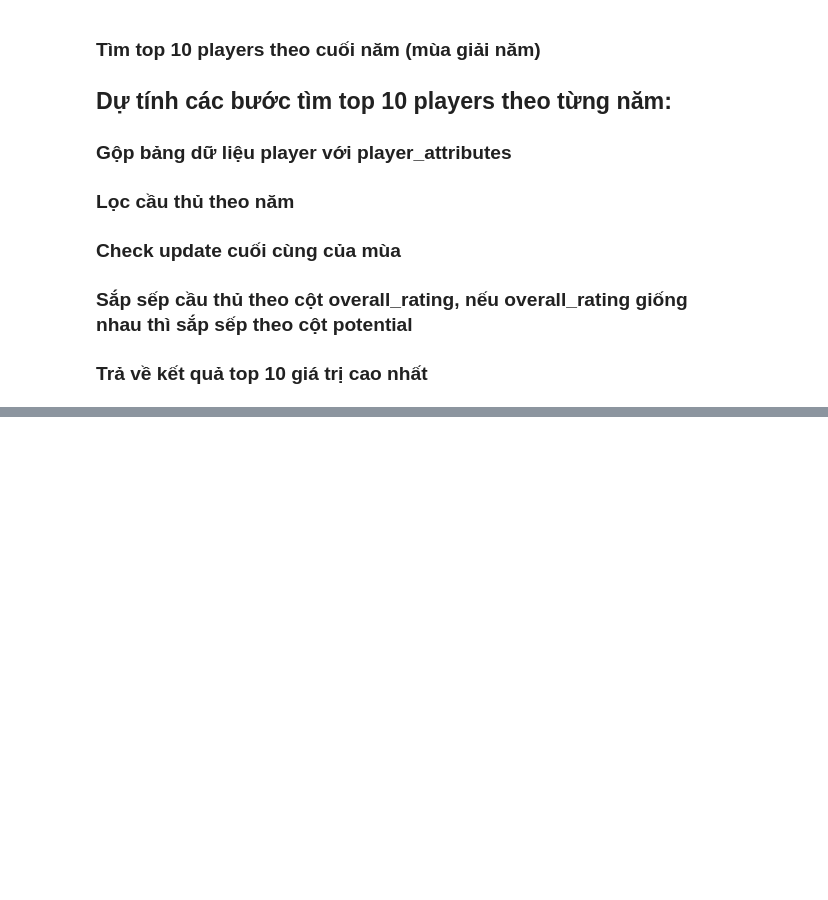
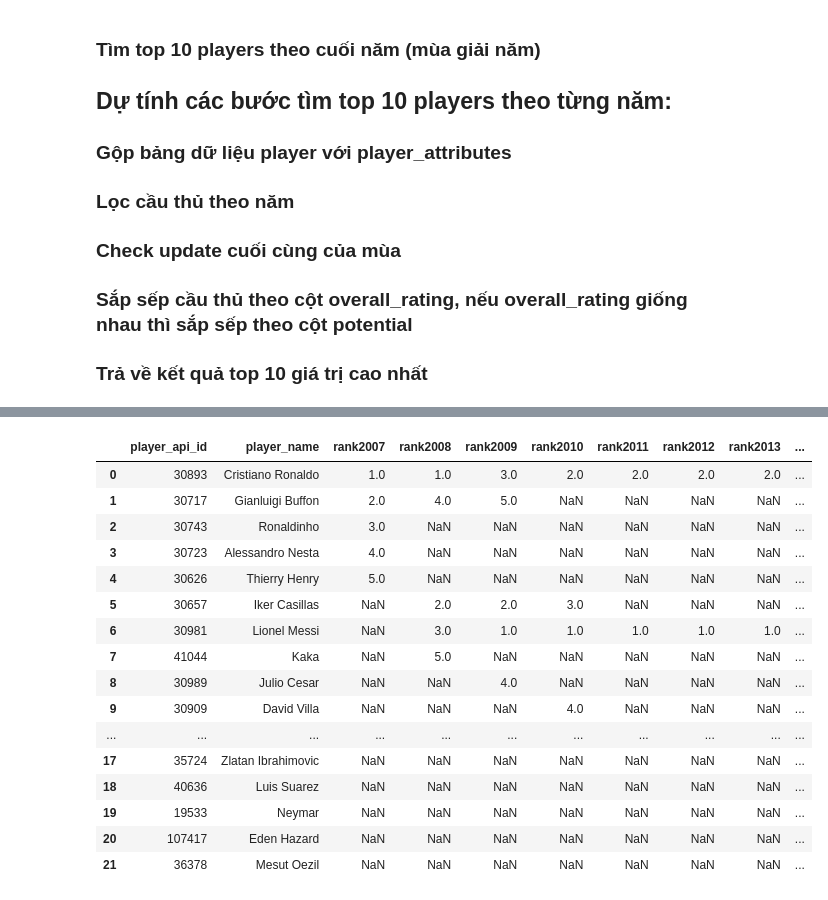
Before and after one commit to Trungtd0304/MiniProjectPython, a Jupyter notebook: miniproject.ipynb, the cells around one changed output, grey strips where cells are left out. Saved outputs shown, nothing was run; the diff lists cells and outputs as text; code cells hidden in the pictures; blank space fills up the shorter version.

```diff
--- a/miniproject.ipynb
+++ b/miniproject.ipynb
@@ -156,0 +280,20 @@ Player_Attributes.head()
+# %%
+df_rank
+# %% [output]
+|  | player_api_id | player_name | rank2007 | rank2008 | rank2009 | rank2010 | rank2011 | rank2012 | rank2013 | ... |
+| 0 | 30893 | Cristiano Ronaldo | 1.0 | 1.0 | 3.0 | 2.0 | 2.0 | 2.0 | 2.0 | ... |
+| 1 | 30717 | Gianluigi Buffon | 2.0 | 4.0 | 5.0 | NaN | NaN | NaN | NaN | ... |
+| 2 | 30743 | Ronaldinho | 3.0 | NaN | NaN | NaN | NaN | NaN | NaN | ... |
+| 3 | 30723 | Alessandro Nesta | 4.0 | NaN | NaN | NaN | NaN | NaN | NaN | ... |
+| 4 | 30626 | Thierry Henry | 5.0 | NaN | NaN | NaN | NaN | NaN | NaN | ... |
+| 5 | 30657 | Iker Casillas | NaN | 2.0 | 2.0 | 3.0 | NaN | NaN | NaN | ... |
+| 6 | 30981 | Lionel Messi | NaN | 3.0 | 1.0 | 1.0 | 1.0 | 1.0 | 1.0 | ... |
+| 7 | 41044 | Kaka | NaN | 5.0 | NaN | NaN | NaN | NaN | NaN | ... |
+| 8 | 30989 | Julio Cesar | NaN | NaN | 4.0 | NaN | NaN | NaN | NaN | ... |
+| 9 | 30909 | David Villa | NaN | NaN | NaN | 4.0 | NaN | NaN | NaN | ... |
+| ... | ... | ... | ... | ... | ... | ... | ... | ... | ... | ... |
+| 17 | 35724 | Zlatan Ibrahimovic | NaN | NaN | NaN | NaN | NaN | NaN | NaN | ... |
+| 18 | 40636 | Luis Suarez | NaN | NaN | NaN | NaN | NaN | NaN | NaN | ... |
+| 19 | 19533 | Neymar | NaN | NaN | NaN | NaN | NaN | NaN | NaN | ... |
+| 20 | 107417 | Eden Hazard | NaN | NaN | NaN | NaN | NaN | NaN | NaN | ... |
+| 21 | 36378 | Mesut Oezil | NaN | NaN | NaN | NaN | NaN | NaN | NaN | ... |
```
Also changed, not shown: parts of 14 cells of this notebook.
